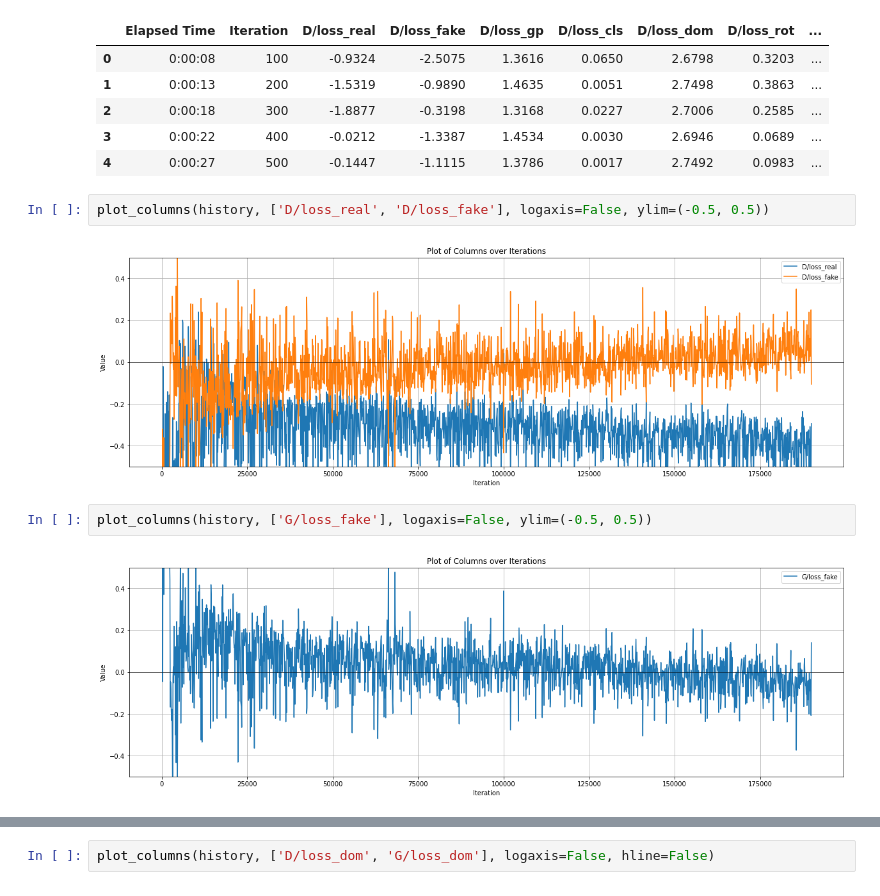
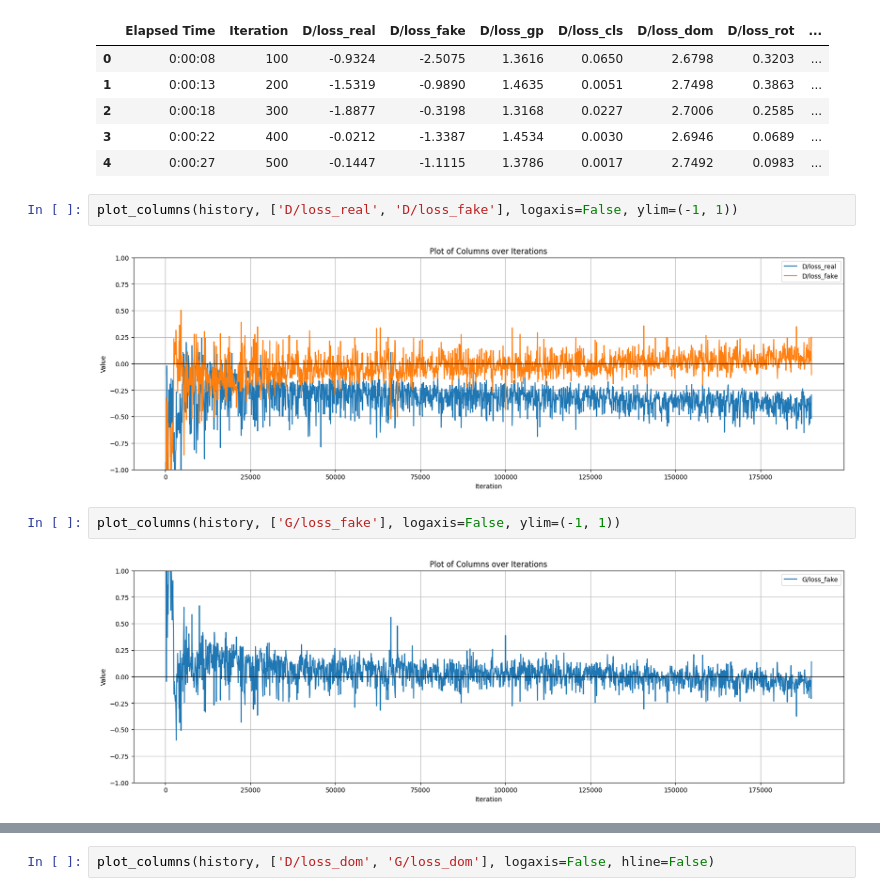
Before and after one commit to Cirins/stargan, a Jupyter notebook: expr_rw_ma/expr06/eval.ipynb, the cells around one changed output, grey strips where cells are left out. Drawn from its saved outputs; the diff is of its cells as text.

```diff
--- a/expr_rw_ma/expr06/eval.ipynb
+++ b/expr_rw_ma/expr06/eval.ipynb
@@ -51,13 +51,13 @@ history.head()
 | 3 | 0:00:22 | 400 | -0.0212 | -1.3387 | 1.4534 | 0.0030 | 2.6946 | 0.0689 | ... |
 | 4 | 0:00:27 | 500 | -0.1447 | -1.1115 | 1.3786 | 0.0017 | 2.7492 | 0.0983 | ... |
 # %%
-plot_columns(history, ['D/loss_real', 'D/loss_fake'], logaxis=False, ylim=(-0.5, 0.5))
+plot_columns(history, ['D/loss_real', 'D/loss_fake'], logaxis=False, ylim=(-1, 1))
 # %% [output]
-[figure, old version]
+[figure, new version]
 # %%
-plot_columns(history, ['G/loss_fake'], logaxis=False, ylim=(-0.5, 0.5))
+plot_columns(history, ['G/loss_fake'], logaxis=False, ylim=(-1, 1))
 # %% [output]
-[figure, old version]
+[figure, new version]
 # %%
 plot_columns(history, ['D/loss_cls', 'G/loss_cls'], logaxis=True)
 # %% [output]
```
Also changed, not shown: parts of 2 cells of this notebook, 12 other files.
